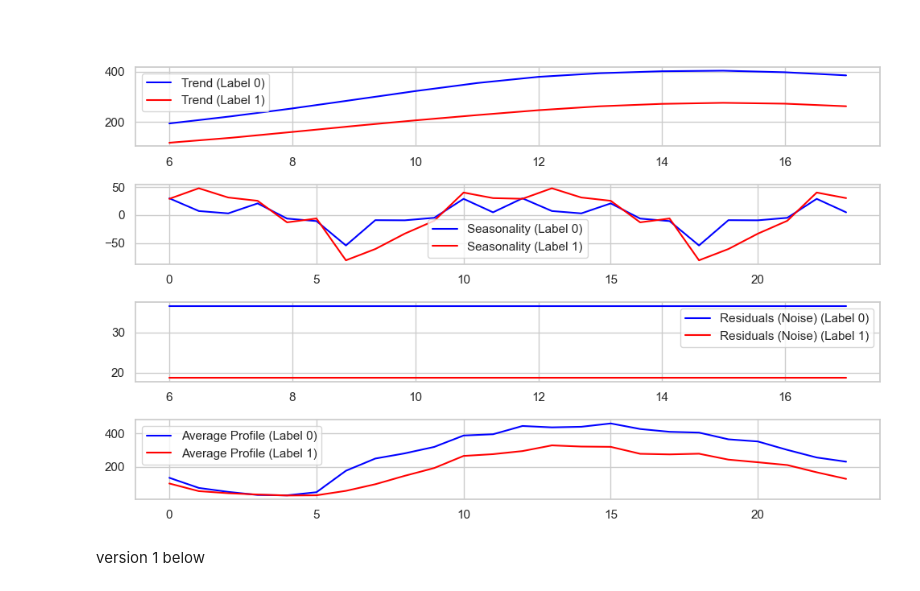
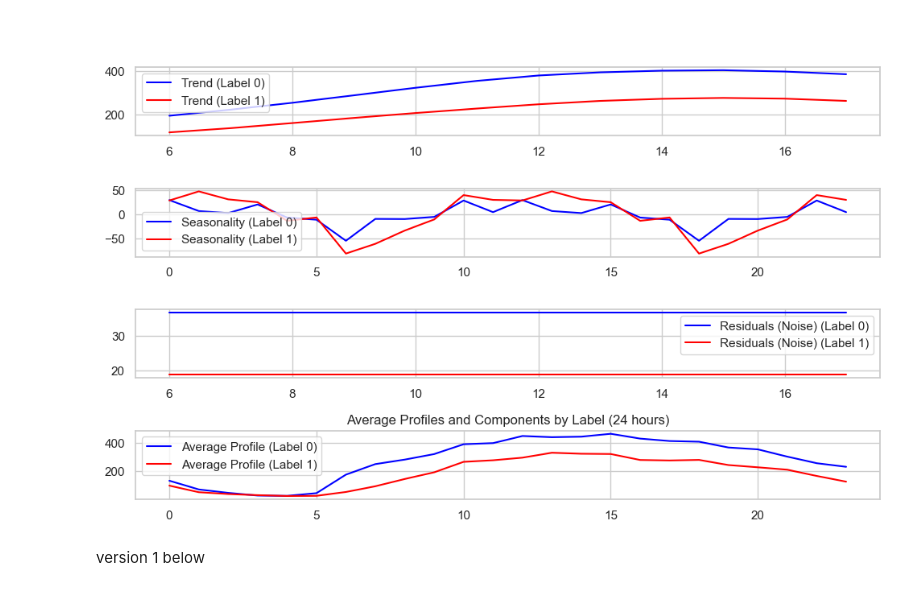
Before and after one commit to zoonalink/IGP-5, a Jupyter notebook: petter/eda-v2.ipynb, the cells around one changed output. Drawn from its saved outputs; the diff is of its cells as text; code cells hidden in the pictures.

```diff
--- a/petter/eda-v2.ipynb
+++ b/petter/eda-v2.ipynb
@@ -779,34 +779,35 @@ import matplotlib.pyplot as plt
 
 # average profiles for label 0 and label 1
 avg_profile_label0 = df[df['label'] == 0].groupby(df[df['label'] == 0].index.hour)['mean'].mean()
 avg_profile_label1 = df[df['label'] == 1].groupby(df[df['label'] == 1].index.hour)['mean'].mean()
 
 # seasonal decomposition for both profiles
 decomposition_label0 = seasonal_decompose(avg_profile_label0, model='additive', period=12)
 decomposition_label1 = seasonal_decompose(avg_profile_label1, model='additive', period=12)
 
 # Plot the components on top of each other
 plt.figure(figsize=(10, 6))
 plt.subplot(411)
 plt.plot(decomposition_label0.trend, label='Trend (Label 0)', color='blue')
 plt.plot(decomposition_label1.trend, label='Trend (Label 1)', color='red')
 plt.legend()
 plt.subplot(412)
 plt.plot(decomposition_label0.seasonal, label='Seasonality (Label 0)', color='blue')
 plt.plot(decomposition_label1.seasonal, label='Seasonality (Label 1)', color='red')
 plt.legend()
 plt.subplot(413)
 plt.plot(decomposition_label0.resid, label='Residuals (Noise) (Label 0)', color='blue')
 plt.plot(decomposition_label1.resid, label='Residuals (Noise) (Label 1)', color='red')
 plt.legend()
 plt.subplot(414)
 plt.plot(avg_profile_label0, label='Average Profile (Label 0)', color='blue')
 plt.plot(avg_profile_label1, label='Average Profile (Label 1)', color='red')
 plt.legend()
+plt.title('Average Profiles and Components by Label (24 hours)')
 plt.tight_layout()
 plt.show()
 # %% [output]
-[figure, old version]
+[figure, new version]
 # %% [markdown]
 version 1 below
 # %%
```
Also changed, not shown: 3 other files.
